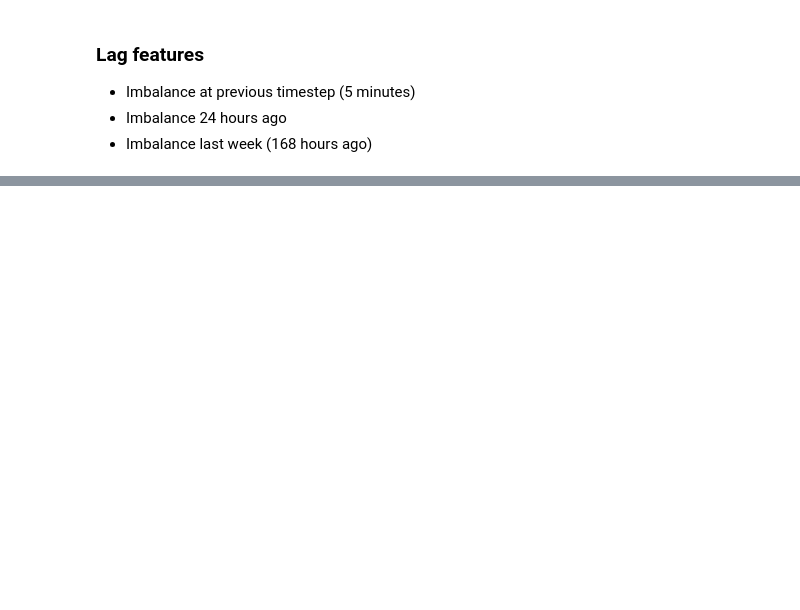
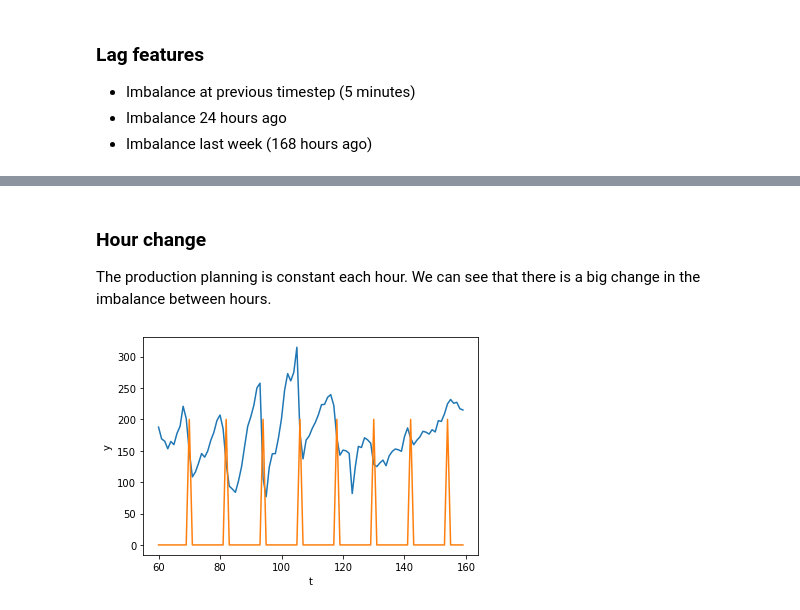
Before and after one commit to TechedLemur/IT3030, a Jupyter notebook: project3/eda.ipynb, the cells around one changed output, grey strips where cells are left out. Cells and saved outputs as stored; diff of their text form; code cells hidden in the pictures; blank space fills up the shorter version.

```diff
--- a/project3/eda.ipynb
+++ b/project3/eda.ipynb
@@ -339,0 +335,11 @@ df.head()
+# %% [markdown]
+### Hour change
+
+The production planning is constant each hour. We can see that there is a big change in the imbalance between hours.
+# %%
+temp = df[['new_hour']]*200
+sns.lineplot(data=df[60:160], x='t', y='y' )
+sns.lineplot(data=df[60:160], x='t', y=temp[60:160].to_numpy().flatten() )
+plt.show()
+# %% [output]
+[figure, added]
```
Also changed, not shown: parts of 16 cells of this notebook, 2 other files.
